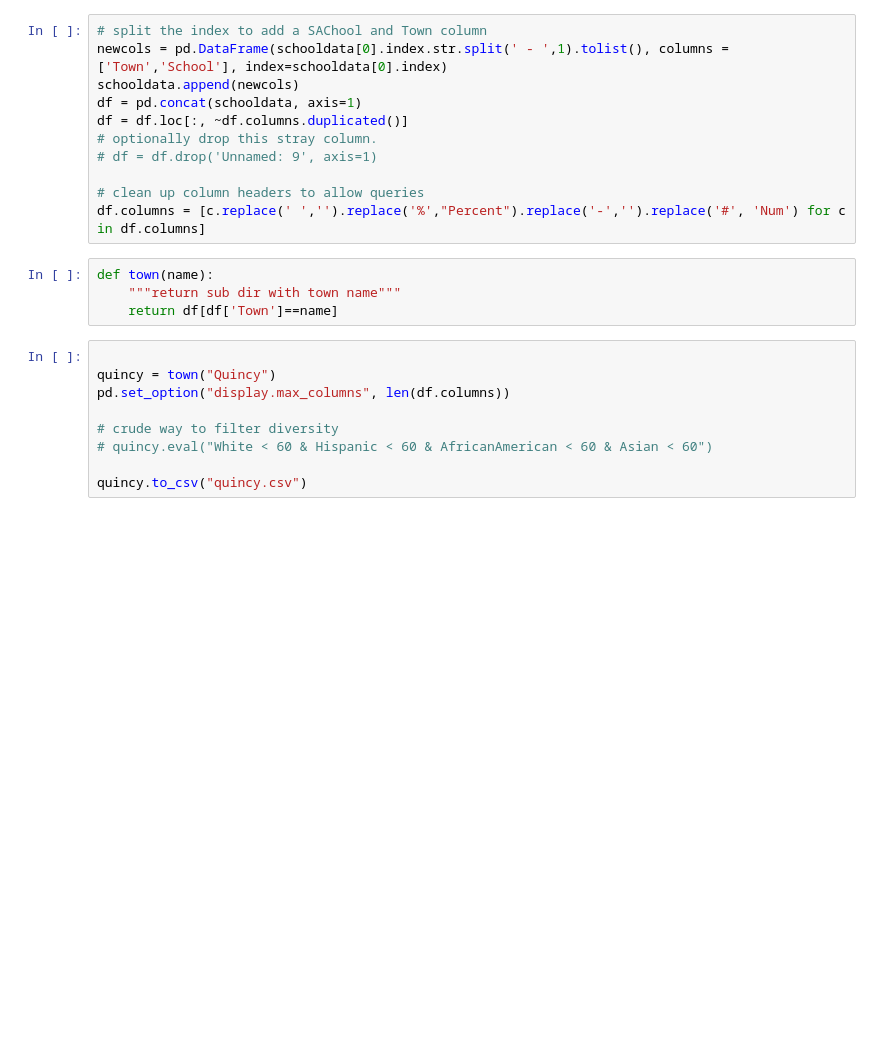
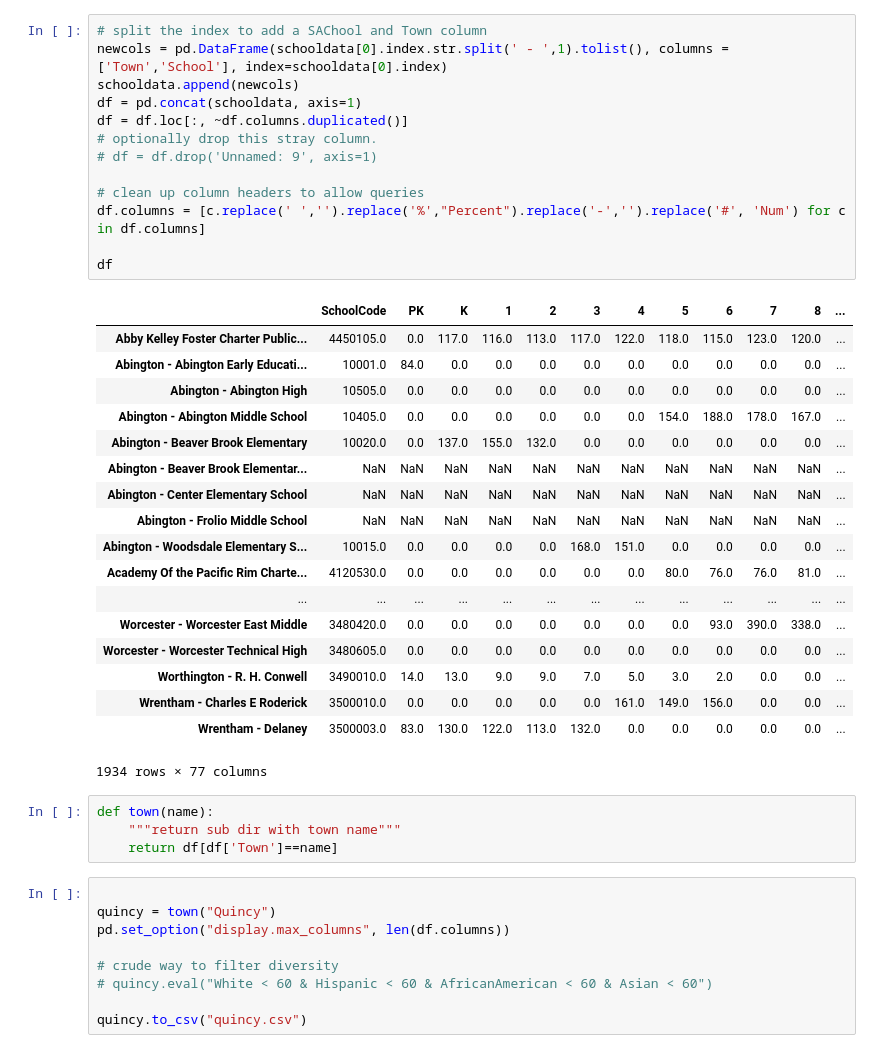
Before and after one commit to t1m0thy/datadad, a Jupyter notebook: SchoolDataMerge.ipynb, the cells around one changed output. Cells and saved outputs as stored; diff of their text form; blank space fills up the shorter version.

```diff
--- a/SchoolDataMerge.ipynb
+++ b/SchoolDataMerge.ipynb
@@ -33,14 +35,35 @@ for kw in kwargs:
 # %%
 # split the index to add a SAChool and Town column
 newcols = pd.DataFrame(schooldata[0].index.str.split(' - ',1).tolist(), columns = ['Town','School'], index=schooldata[0].index)
 schooldata.append(newcols)
 df = pd.concat(schooldata, axis=1)
 df = df.loc[:, ~df.columns.duplicated()]
 # optionally drop this stray column.
 # df = df.drop('Unnamed: 9', axis=1)
 
 # clean up column headers to allow queries
 df.columns = [c.replace(' ','').replace('%',"Percent").replace('-','').replace('#', 'Num') for c in df.columns]
+
+df
+# %% [output]
+|  | SchoolCode | PK | K | 1 | 2 | 3 | 4 | 5 | 6 | 7 | 8 | ... |
+| Abby Kelley Foster Charter Public... | 4450105.0 | 0.0 | 117.0 | 116.0 | 113.0 | 117.0 | 122.0 | 118.0 | 115.0 | 123.0 | 120.0 | ... |
+| Abington - Abington Early Educati... | 10001.0 | 84.0 | 0.0 | 0.0 | 0.0 | 0.0 | 0.0 | 0.0 | 0.0 | 0.0 | 0.0 | ... |
+| Abington - Abington High | 10505.0 | 0.0 | 0.0 | 0.0 | 0.0 | 0.0 | 0.0 | 0.0 | 0.0 | 0.0 | 0.0 | ... |
+| Abington - Abington Middle School | 10405.0 | 0.0 | 0.0 | 0.0 | 0.0 | 0.0 | 0.0 | 154.0 | 188.0 | 178.0 | 167.0 | ... |
+| Abington - Beaver Brook Elementary | 10020.0 | 0.0 | 137.0 | 155.0 | 132.0 | 0.0 | 0.0 | 0.0 | 0.0 | 0.0 | 0.0 | ... |
+| Abington - Beaver Brook Elementar... | NaN | NaN | NaN | NaN | NaN | NaN | NaN | NaN | NaN | NaN | NaN | ... |
+| Abington - Center Elementary School | NaN | NaN | NaN | NaN | NaN | NaN | NaN | NaN | NaN | NaN | NaN | ... |
+| Abington - Frolio Middle School | NaN | NaN | NaN | NaN | NaN | NaN | NaN | NaN | NaN | NaN | NaN | ... |
+| Abington - Woodsdale Elementary S... | 10015.0 | 0.0 | 0.0 | 0.0 | 0.0 | 168.0 | 151.0 | 0.0 | 0.0 | 0.0 | 0.0 | ... |
+| Academy Of the Pacific Rim Charte... | 4120530.0 | 0.0 | 0.0 | 0.0 | 0.0 | 0.0 | 0.0 | 80.0 | 76.0 | 76.0 | 81.0 | ... |
+| ... | ... | ... | ... | ... | ... | ... | ... | ... | ... | ... | ... | ... |
+| Worcester - Worcester East Middle | 3480420.0 | 0.0 | 0.0 | 0.0 | 0.0 | 0.0 | 0.0 | 0.0 | 93.0 | 390.0 | 338.0 | ... |
+| Worcester - Worcester Technical High | 3480605.0 | 0.0 | 0.0 | 0.0 | 0.0 | 0.0 | 0.0 | 0.0 | 0.0 | 0.0 | 0.0 | ... |
+| Worthington - R. H. Conwell | 3490010.0 | 14.0 | 13.0 | 9.0 | 9.0 | 7.0 | 5.0 | 3.0 | 2.0 | 0.0 | 0.0 | ... |
+| Wrentham - Charles E Roderick | 3500010.0 | 0.0 | 0.0 | 0.0 | 0.0 | 0.0 | 161.0 | 149.0 | 156.0 | 0.0 | 0.0 | ... |
+| Wrentham - Delaney | 3500003.0 | 83.0 | 130.0 | 122.0 | 113.0 | 132.0 | 0.0 | 0.0 | 0.0 | 0.0 | 0.0 | ... |
+1934 rows × 77 columns
 # %%
 def town(name):
     """return sub dir with town name"""
```
Also changed, not shown: parts of 5 cells of this notebook, 2 other files.
